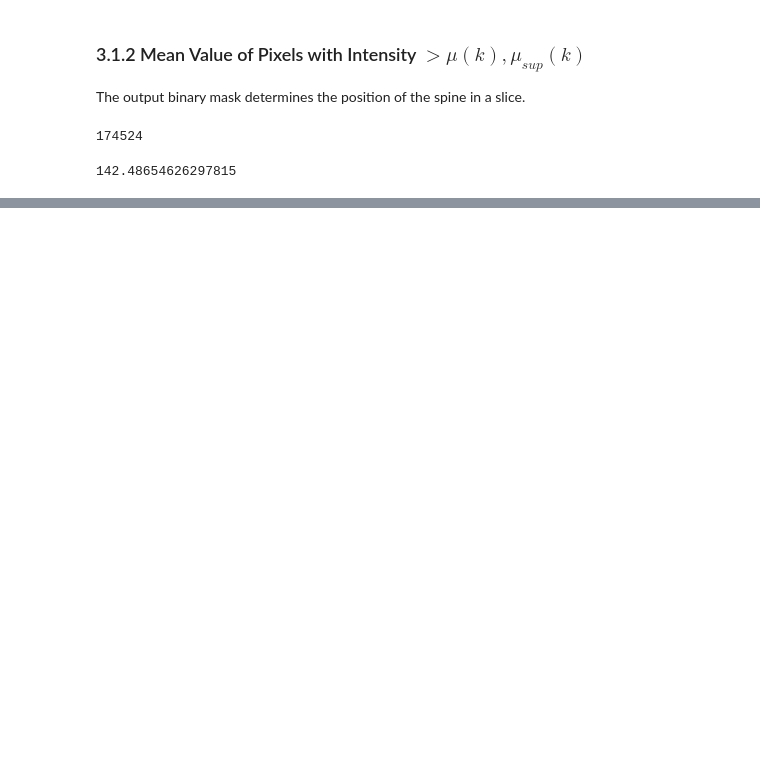
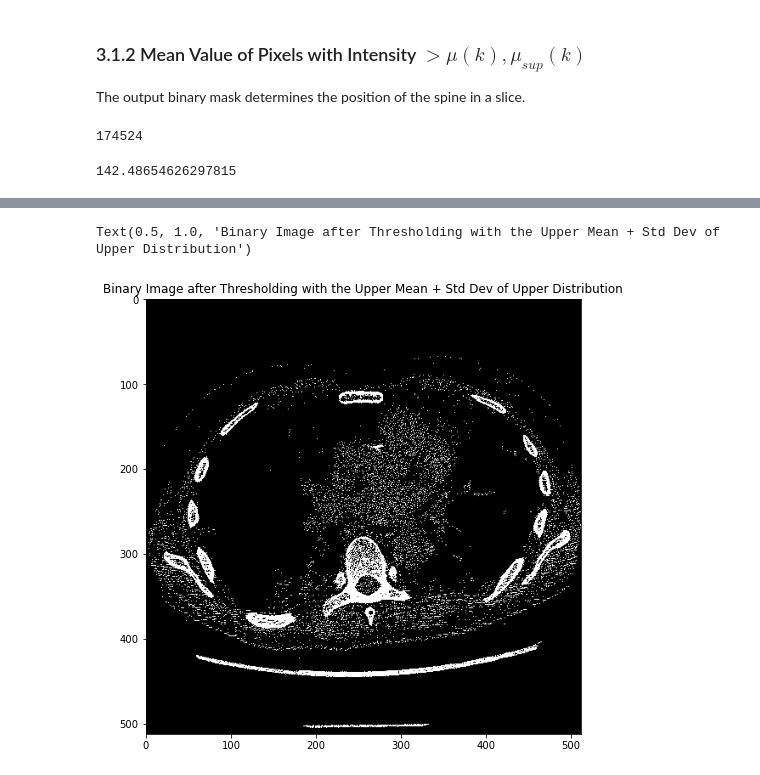
Before and after one commit to anushkahebbar/cardiac-segmentation, a Jupyter notebook: Preprocessing CT Slices.ipynb, the cells around one changed output, grey strips where cells are left out. Drawn from its saved outputs; the diff is of its cells as text; code cells hidden in the pictures; blank space fills up the shorter version.

```diff
--- a/Preprocessing CT Slices.ipynb
+++ b/Preprocessing CT Slices.ipynb
@@ -160,0 +169,9 @@ Text(0.5, 1.0, 'Binary Image after Thresholding with the Upper Mean')
+# %%
+muSupSDBinMask = im > mu_sup_k + sigma_k
+# %%
+plt.figure(figsize=(10, 8))
+plt.imshow(muSupSDBinMask, cmap='gray')
+plt.title('Binary Image after Thresholding with the Upper Mean + Std Dev of Upper Distribution')
+# %% [output]
+Text(0.5, 1.0, 'Binary Image after Thresholding with the Upper Mean + Std Dev of Upper Distribution')
+[figure, added]
```
Also changed, not shown: parts of 10 cells of this notebook.
